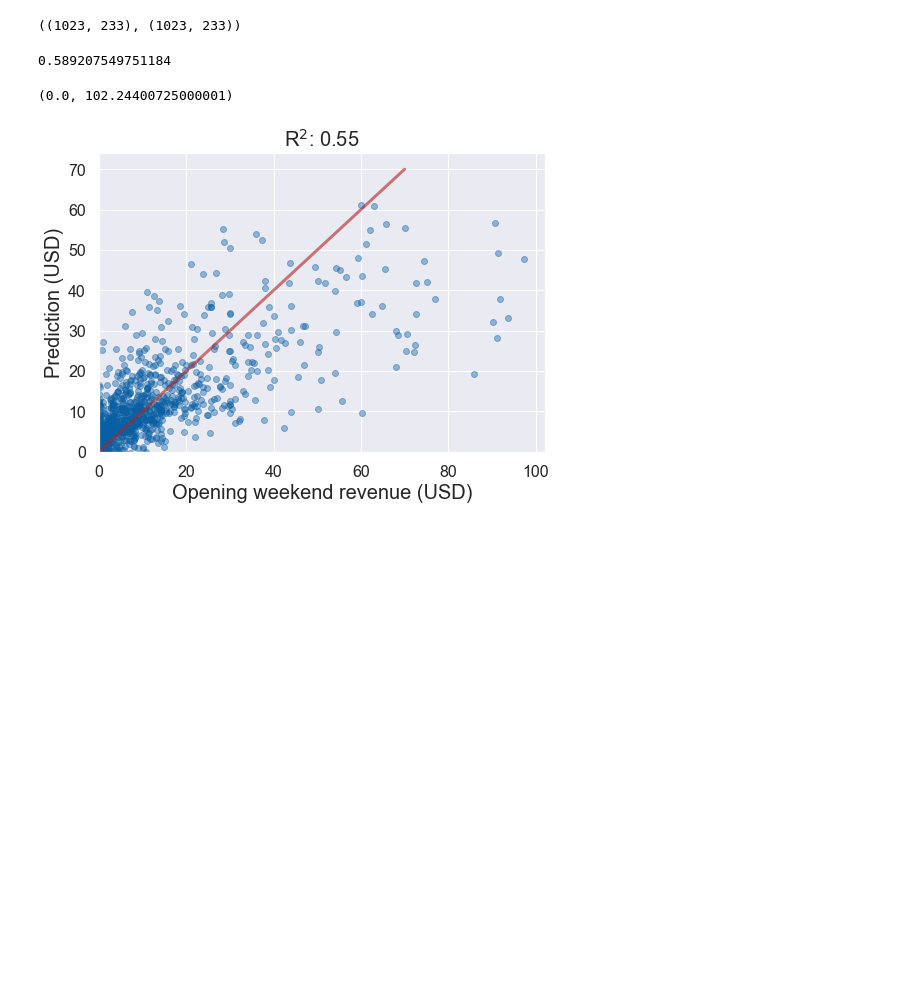
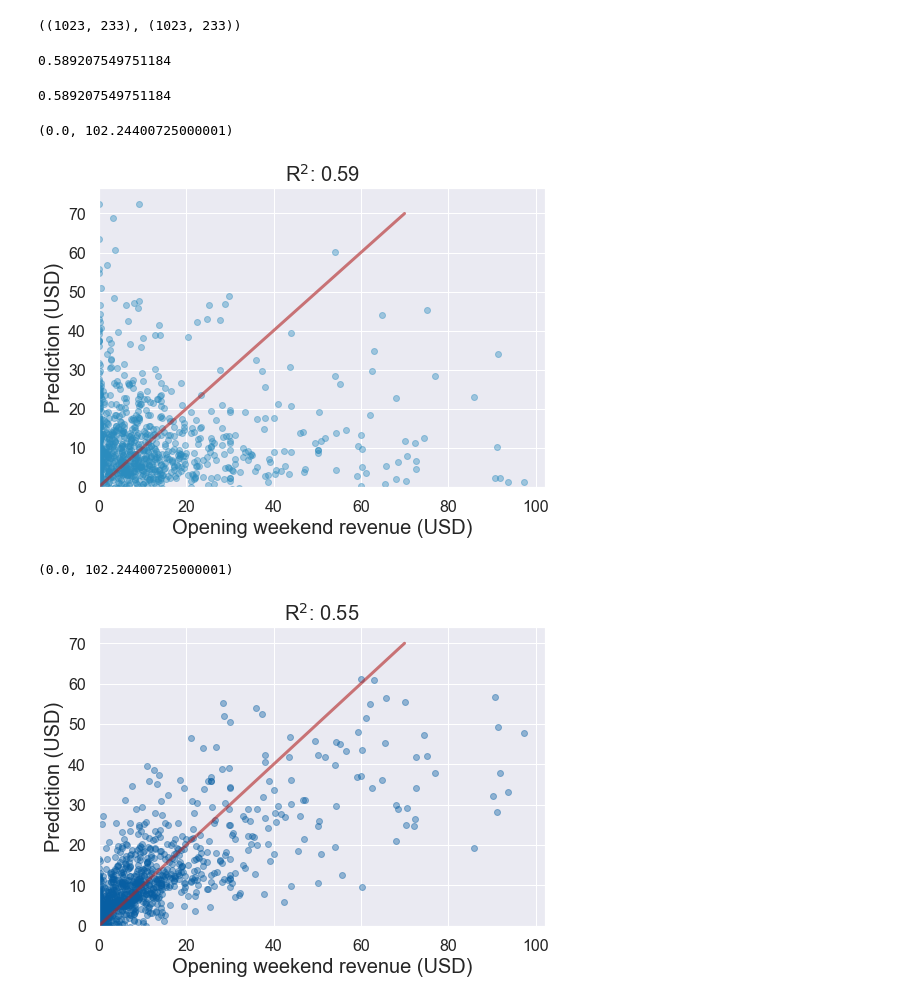
Before and after one commit to katiehuang1221/Predict-Revenue-Of-Movie-Adaptation, a Jupyter notebook: notebooks/feature_engineering_LR_general2.ipynb, the cells around one changed output. Saved outputs shown, nothing was run; the diff lists cells and outputs as text; code cells hidden in the pictures; blank space fills up the shorter version.

Commit message:
Final model refining.

```diff
--- a/notebooks/feature_engineering_LR_general2.ipynb
+++ b/notebooks/feature_engineering_LR_general2.ipynb
@@ -1845,3 +1847,38 @@ y_pred = ridge_model.predict(X_test)
 r2_score(y_test, y_pred)
 # %% [output]
 0.589207549751184
+# %%
+# X_test score
+y_pred = ridge_model.predict(X_test)
+r2_score(y_test, y_pred)
+# %% [output]
+0.589207549751184
+# %%
+# Visualization
+fig, ax = plt.subplots(1, 1)
+plt.scatter(y_val, y_pred, alpha=0.4)
+
+val_score=r2_score(y_test, y_pred)
+
+ax.set_xlabel('Opening weekend revenue (USD)',fontsize=20)
+ax.set_ylabel('Prediction (USD)',fontsize=20)
+ax.set_title('R$^2$: %0.2f' % val_score, fontsize=20)
+
+plt.xticks(fontsize=16)
+plt.yticks(fontsize=16)
+
+#     ax.set_xticks([0,0.2e8,0.4e8,0.6e8,0.8e8])
+#     ax.set_xticklabels(['0','20M','40M','60M','80M'])
+#     ax.set_yticks([0,0.1e8,0.2e8,0.3e8,0.4e8,0.5e8,0.6e8,0.7e8])
+#     ax.set_yticklabels(['0','10M','20M','30M','40M','50M','60M','70M'])
+
+x=np.linspace(0,0.7e2,50)
+#     x=np.linspace(4,9,50)
+
+y=x
+plt.plot(x,y,color='firebrick',linewidth=3,alpha=0.6)
+plt.ylim(0,)
+plt.xlim(0,)
+# %% [output]
+(0.0, 102.24400725000001)
+[figure, added]
```
Also changed, not shown: parts of 4 cells of this notebook, 2 other files.
